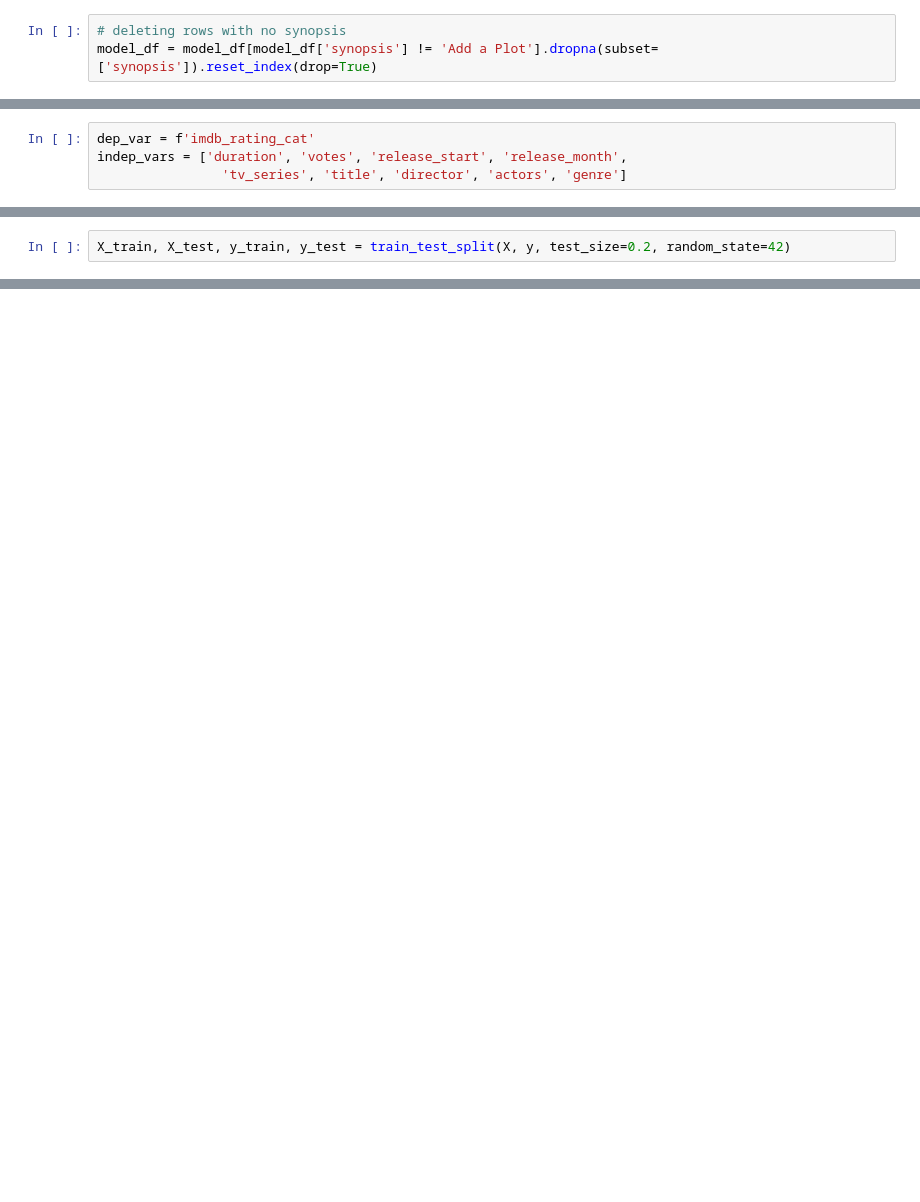
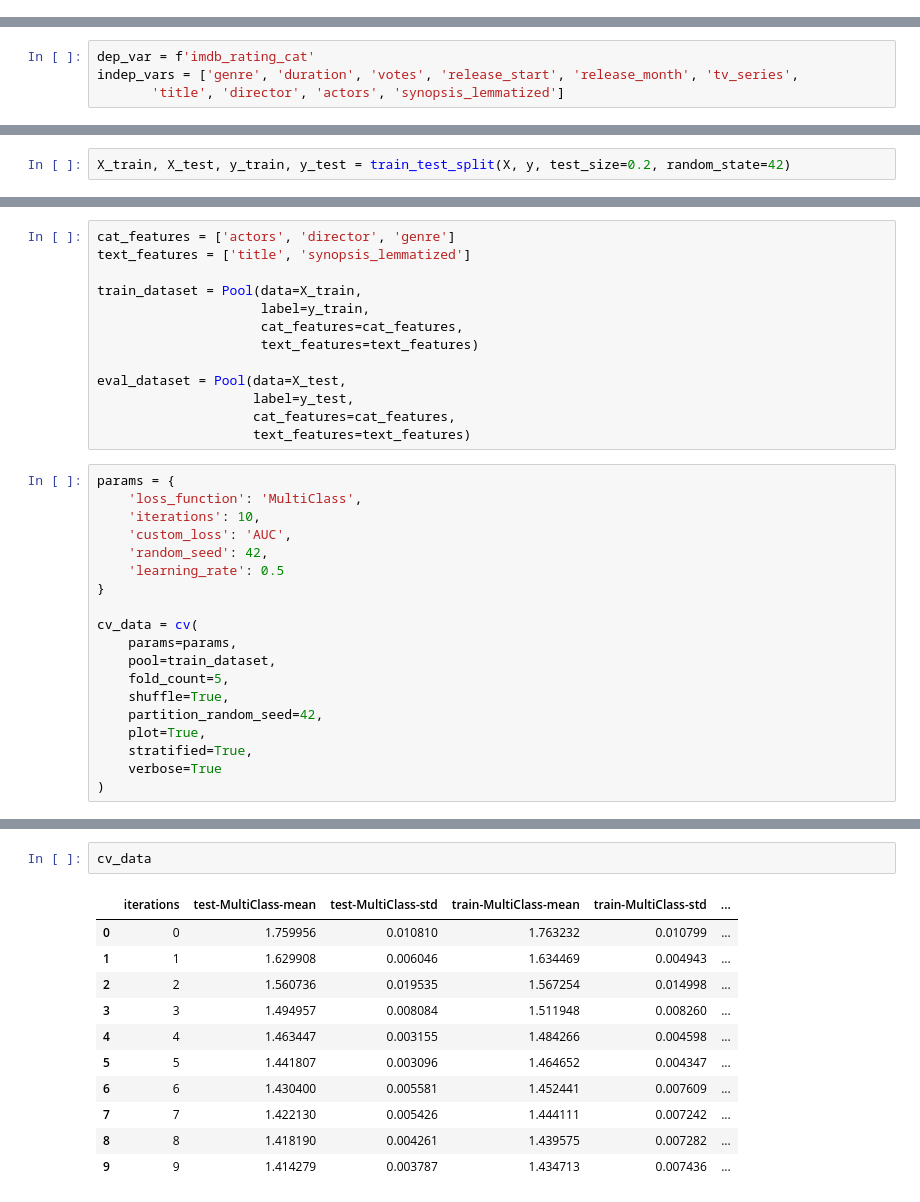
Before and after one commit to HermineGrigoryan/imdb, a Jupyter notebook: catboost_classifier.ipynb, the cells around one changed output, grey strips where cells are left out. Drawn from its saved outputs; the diff is of its cells as text; blank space fills up the shorter version.

```diff
--- a/catboost_classifier.ipynb
+++ b/catboost_classifier.ipynb
@@ -73,3 +65,0 @@ See the caveats in the documentation: https://pandas.pydata.org/pandas-docs/stab
-# %%
-# deleting rows with no synopsis
-model_df = model_df[model_df['synopsis'] != 'Add a Plot'].dropna(subset=['synopsis']).reset_index(drop=True)
@@ -88,7 +81,7 @@ model_df['synopsis'] = model_df['synopsis'].str.strip()
 # %%
 dep_var = f'imdb_rating_cat'
-indep_vars = ['duration', 'votes', 'release_start', 'release_month',
-                'tv_series', 'title', 'director', 'actors', 'genre']
+indep_vars = ['genre', 'duration', 'votes', 'release_start', 'release_month', 'tv_series',
+       'title', 'director', 'actors', 'synopsis_lemmatized']
 # %%
 X = model_df[indep_vars]
 y = model_df[dep_var]
@@ -220,0 +100,32 @@ model.score(X_test, y_test)
+# %%
+cat_features = ['actors', 'director', 'genre']
+text_features = ['title', 'synopsis_lemmatized']
+
+train_dataset = Pool(data=X_train,
+                     label=y_train,
+                     cat_features=cat_features,
+                     text_features=text_features)
+
+eval_dataset = Pool(data=X_test,
+                    label=y_test,
+                    cat_features=cat_features,
+                    text_features=text_features)
+# %%
+params = {
+    'loss_function': 'MultiClass',
+    'iterations': 10,
+    'custom_loss': 'AUC',
+    'random_seed': 42,
+    'learning_rate': 0.5
+}
+
+cv_data = cv(
+    params=params,
+    pool=train_dataset,
+    fold_count=5,
+    shuffle=True,
+    partition_random_seed=42,
+    plot=True,
+    stratified=True,
+    verbose=True
+)
@@ -220,0 +151,14 @@ model.score(X_test, y_test)
+# %%
+cv_data
+# %% [output]
+|  | iterations | test-MultiClass-mean | test-MultiClass-std | train-MultiClass-mean | train-MultiClass-std | ... |
+| 0 | 0 | 1.759956 | 0.010810 | 1.763232 | 0.010799 | ... |
+| 1 | 1 | 1.629908 | 0.006046 | 1.634469 | 0.004943 | ... |
+| 2 | 2 | 1.560736 | 0.019535 | 1.567254 | 0.014998 | ... |
+| 3 | 3 | 1.494957 | 0.008084 | 1.511948 | 0.008260 | ... |
+| 4 | 4 | 1.463447 | 0.003155 | 1.484266 | 0.004598 | ... |
+| 5 | 5 | 1.441807 | 0.003096 | 1.464652 | 0.004347 | ... |
+| 6 | 6 | 1.430400 | 0.005581 | 1.452441 | 0.007609 | ... |
+| 7 | 7 | 1.422130 | 0.005426 | 1.444111 | 0.007242 | ... |
+| 8 | 8 | 1.418190 | 0.004261 | 1.439575 | 0.007282 | ... |
+| 9 | 9 | 1.414279 | 0.003787 | 1.434713 | 0.007436 | ... |
```
Also changed, not shown: parts of 23 cells of this notebook.
